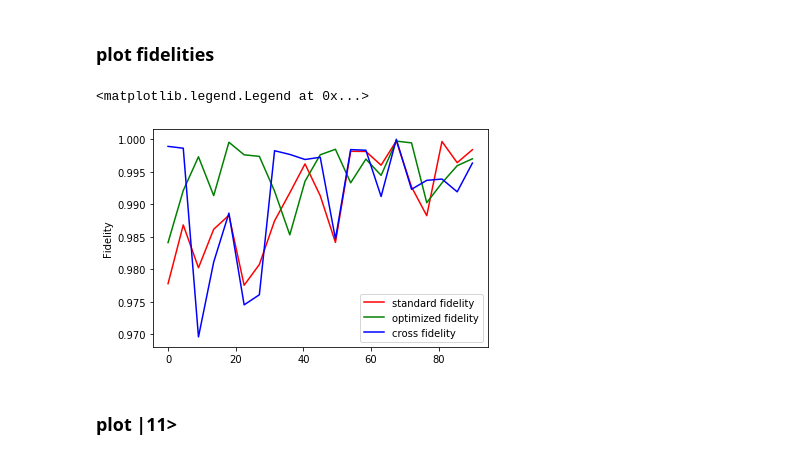
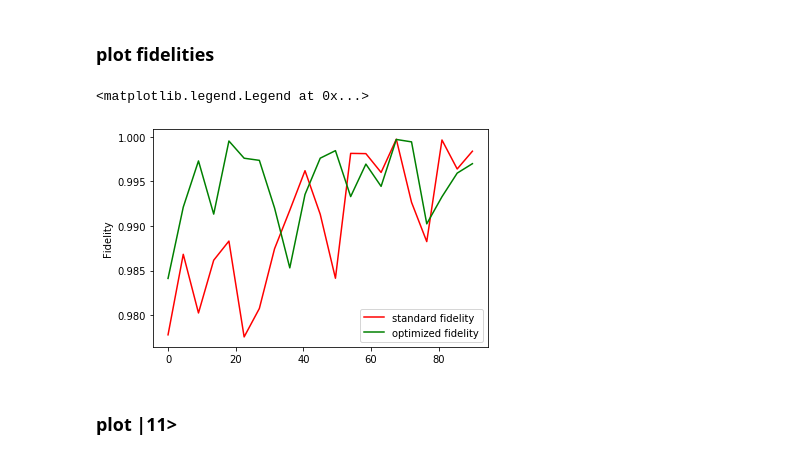
Before and after one commit to singular-value/optimizations_via_openpulse, a Jupyter notebook: ZZ_Interaction_EXPERIMENT.ipynb, the cells around one changed output. Cells and saved outputs as stored; diff of their text form; code cells hidden in the pictures.

```diff
--- a/ZZ_Interaction_EXPERIMENT.ipynb
+++ b/ZZ_Interaction_EXPERIMENT.ipynb
@@ -197,12 +197,11 @@ for sv1, sv2 in zip(standard_state_vectors, optimized_state_vectors):
 # %%
 plt.plot(thetas * 180 / np.pi, standard_fidelities, 'r')
 plt.plot(thetas * 180 / np.pi, optimized_fidelities, 'g')
-plt.plot(thetas * 180 / np.pi, cross_fidelities, 'b')
 plt.ylabel('Fidelity')
-plt.legend(['standard fidelity', 'optimized fidelity', 'cross fidelity'])
+plt.legend(['standard fidelity', 'optimized fidelity'])
 # %% [output]
 <matplotlib.legend.Legend at 0x...>
-[figure, old version]
+[figure, new version]
 # %% [markdown]
 ### plot |11>
 # %%
```
Also changed, not shown: 1 other file.
